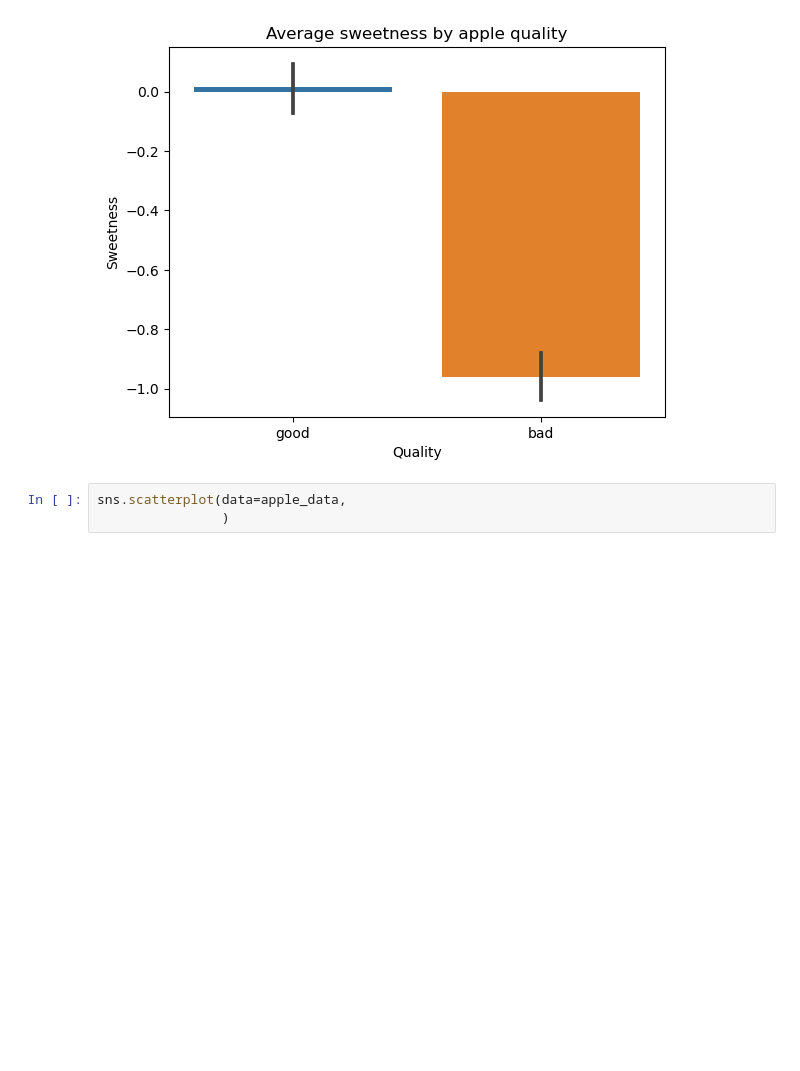
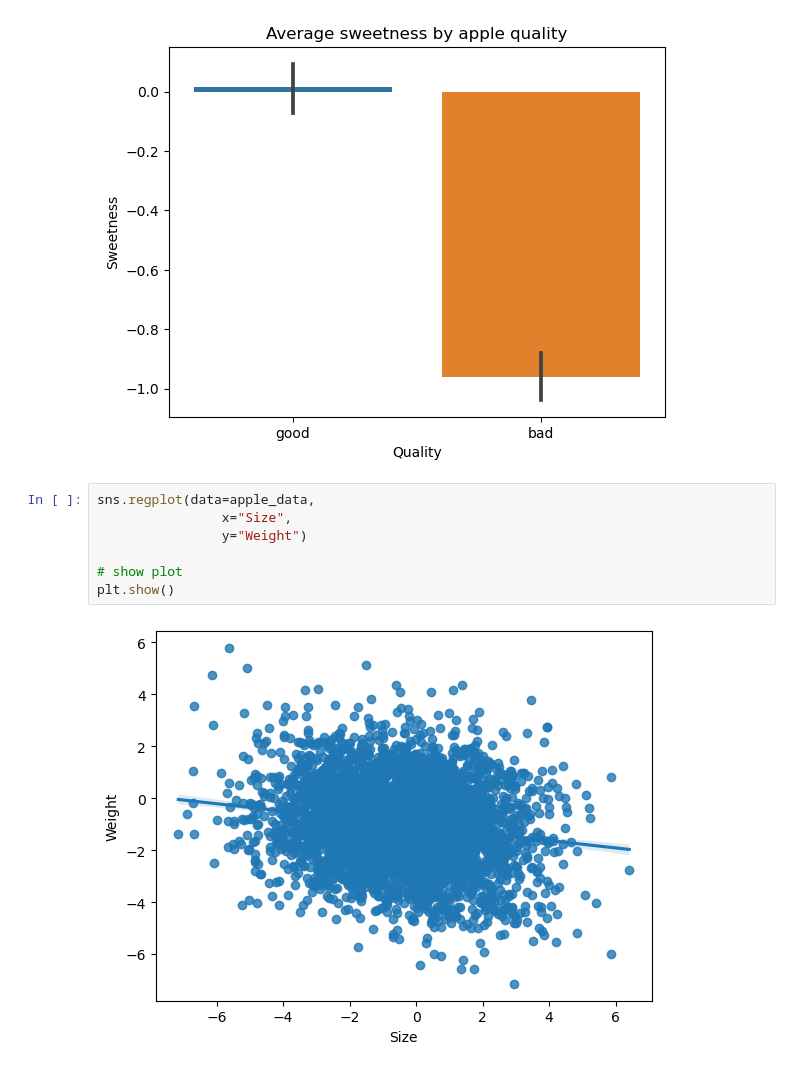
Before and after one commit to Oyindamolajames/Zummit-Africa, a Jupyter notebook: make_plot/plot.ipynb, the cells around one changed output. Saved outputs shown, nothing was run; the diff lists cells and outputs as text; blank space fills up the shorter version.

Commit message:
added scatter plot

```diff
--- a/make_plot/plot.ipynb
+++ b/make_plot/plot.ipynb
@@ -46,6 +46,12 @@ plt.title("Average sweetness by apple quality")
 plt.show()
 # %% [output]
 [figure]
-# %%
-sns.scatterplot(data=apple_data,
-                )
+# %%
+sns.regplot(data=apple_data,
+                x="Size",
+                y="Weight")
+
+# show plot
+plt.show()
+# %% [output]
+[figure, added]
```
